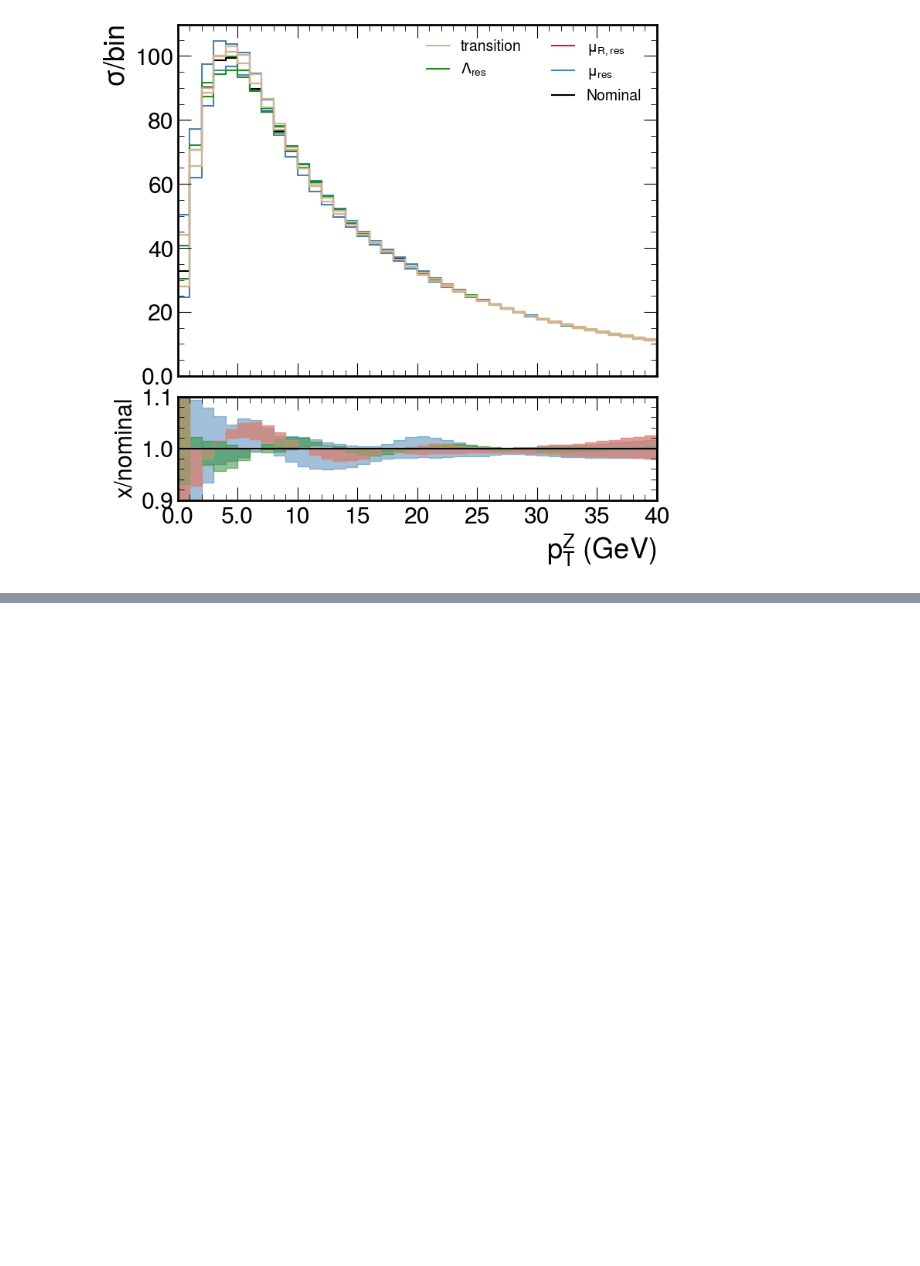
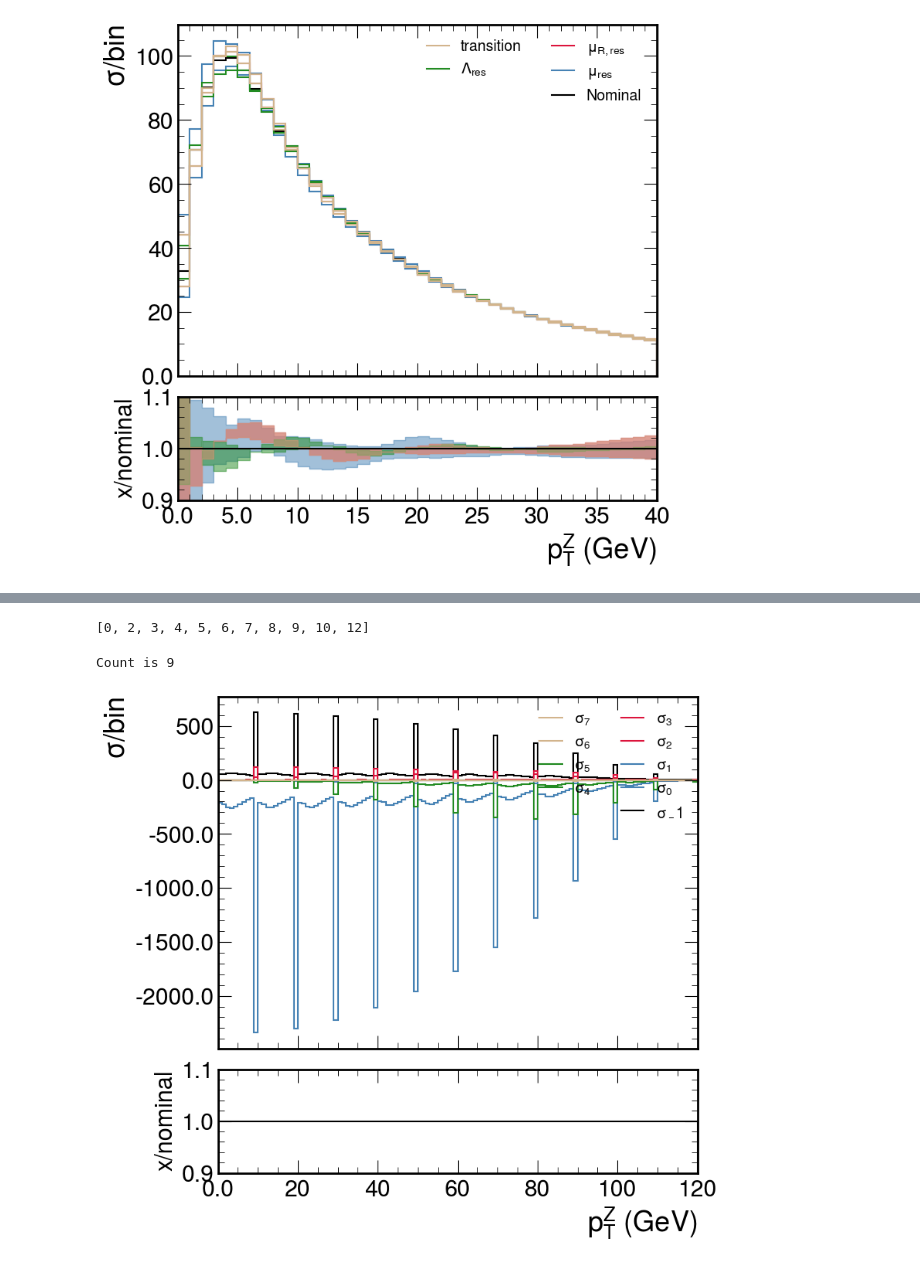
Before and after one commit to bendavid/WRemnants, a Jupyter notebook: notebooks/theoryAngularCoeffComparisons.ipynb, the cells around one changed output, grey strips where cells are left out. Saved outputs shown, nothing was run; the diff lists cells and outputs as text; code cells hidden in the pictures; blank space fills up the shorter version.

Commit message:
Reorganize samples for plotting, bug fix

```diff
--- a/notebooks/theoryAngularCoeffComparisons.ipynb
+++ b/notebooks/theoryAngularCoeffComparisons.ipynb
@@ -379,0 +404,24 @@ Count is 9
+# %%
+scaledW = theory_tools.scale_angular_moments(minnloWh)
+# %%
+common.ptV_binning[:-10]
+# %% [output]
+[0, 2, 3, 4, 5, 6, 7, 8, 9, 10, 12]
+# %%
+scaledW_rebin = hh.rebinHist(hh.makeAbsHist(scaledW, "y"), "ptVgen", common.ptV_binning[:-10])[{"absy" : hist.rebin(8)}]
+# %%
+unrolledWms = [sel.unrolledHist(scaledW_rebin[{"helicity" : i}], ("absy", "ptVgen", )) for i in range(9)]
+# %%
+fig = plot_tools.makePlotWithRatioToRef(
+            unrolledWms,
+            [f"$\sigma_{i-1}$" for i in range(9)],
+            colors=['black', 'steelblue', 'steelblue', 'crimson', 'crimson', 'forestgreen', 'forestgreen', 'tan', 'tan'],
+            xlabel="p$_{T}^{Z}$ (GeV)",
+            ylabel="$\sigma$/bin",
+            rlabel="x/nominal",
+            rrange=[0.9, 1.1],
+            #yrange=[]
+            xlim=None, binwnorm=1.0, baseline=True, fill_between=True)
+# %% [output]
+Count is 9
+[figure, added]
```
Also changed, not shown: parts of 4 cells of this notebook, 2 other files.
